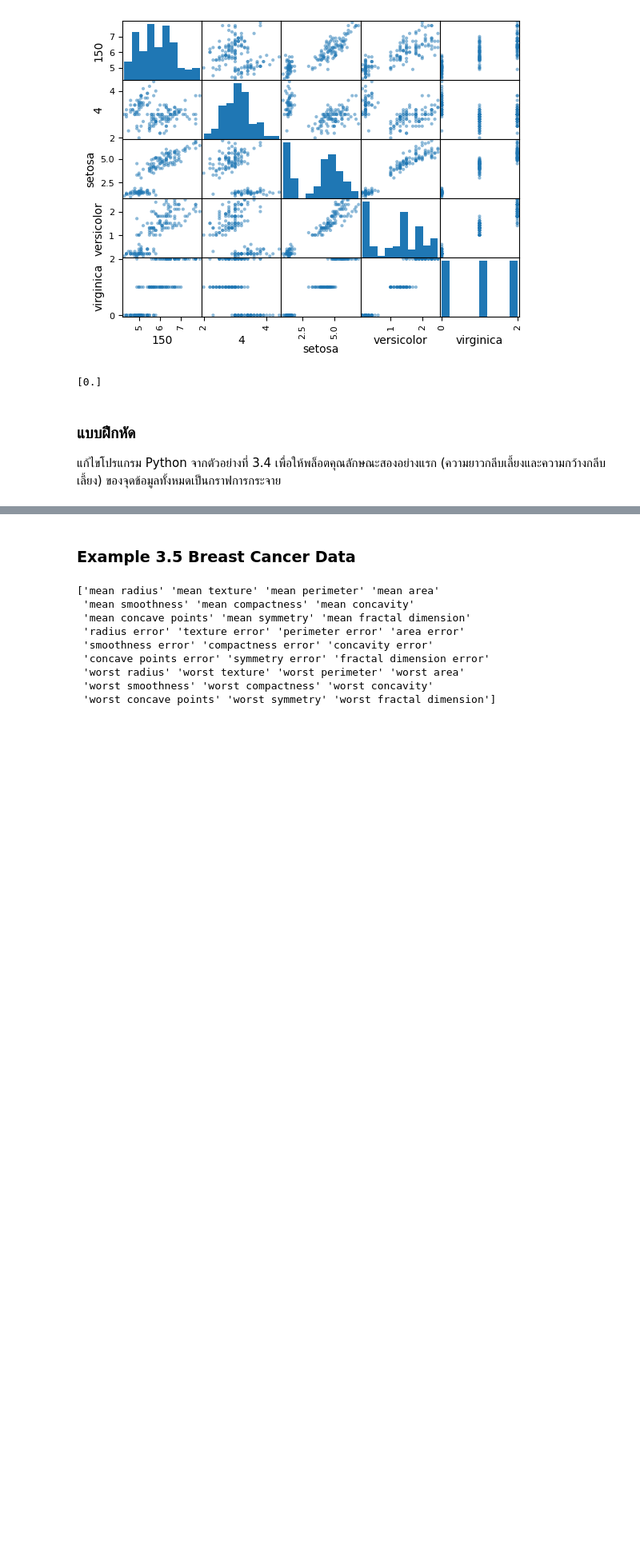
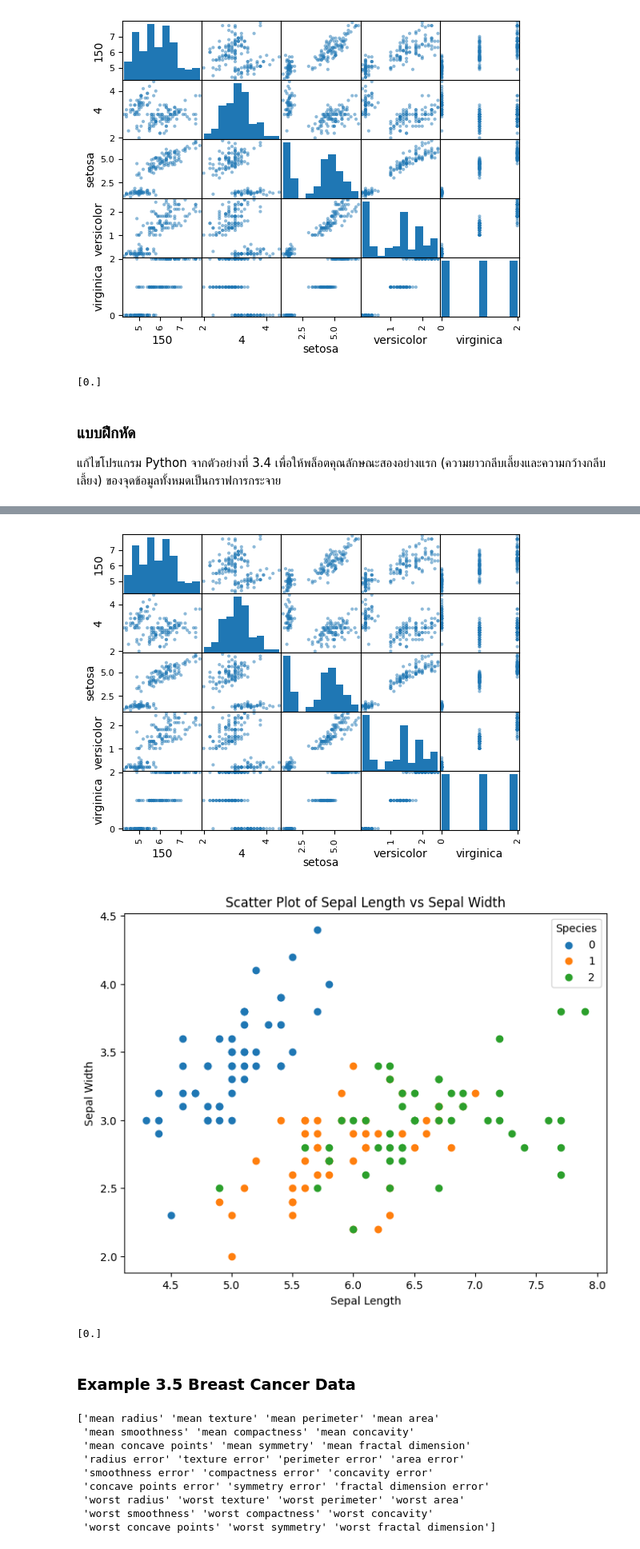
Before and after one commit to TanakitB1/TanakitB1.github.io, a Jupyter notebook: 66020767_Tanakrit_Caejaw.ipynb, the cells around one changed output, grey strips where cells are left out. Shown at 80% size. Drawn from its saved outputs; the diff is of its cells as text; code cells hidden in the pictures; blank space fills up the shorter version.

```diff
--- a/66020767_Tanakrit_Caejaw.ipynb
+++ b/66020767_Tanakrit_Caejaw.ipynb
@@ -193,10 +193,9 @@ dtype: int64
 ### แบบฝึกหัด
 แก้ไขโปรแกรม Python จากตัวอย่างที่ 3.4 เพื่อให้พล็อตคุณลักษณะสองอย่างแรก (ความยาวกลีบเลี้ยงและความกว้างกลีบเลี้ยง) ของจุดข้อมูลทั้งหมดเป็นกราฟการกระจาย
 # %%
-# ทำตรงนี้#Example 3.4 import csv with URL
+
 from sklearn import svm, datasets
 import pandas as pd
-# Import the pyplot module from matplotlib
 import matplotlib.pyplot as plt
 from pandas.plotting import scatter_matrix
 
@@ -204,6 +203,7 @@ from pandas.plotting import scatter_matrix
 url = "https://raw.githubusercontent.com/scikit-learn/scikit-learn/6e9039160f0dfc3153643143af4cfdca941d2045/sklearn/datasets/data/iris.csv"
 df = pd.read_csv(url)
 
+# ตรวจสอบข้อมูล
 print(df.shape)
 print('---------------------------------')
 print(df.head(3))
@@ -213,26 +213,41 @@ print('---------------------------------')
 print(df.describe())
 print('---------------------------------')
 
-#count NAN
+# ตรวจสอบค่า NAN
 print(df.isna().sum().sum())
 print('---------------------------------')
-#drop NAN values
+# ลบค่า NAN ถ้ามี
+
 df = df.dropna()
 
 print(df.groupby(df.columns[4]).size())
 print('---------------------------------')
 
-# histograms
+# พล็อต histogram
+
 df.hist()
 plt.show()
-# scatter plot matrix
+
+# พล็อต scatter matrix
 scatter_matrix(df)
+plt.show()
+
+# พล็อต scatter plot ของ sepal length และ sepal width
+plt.figure(figsize=(8, 6))
+for species in df[df.columns[4]].unique():
+    subset = df[df[df.columns[4]] == species]
+    plt.scatter(subset.iloc[:, 0], subset.iloc[:, 1], label=species)
+
+plt.xlabel("Sepal Length")
+plt.ylabel("Sepal Width")
+plt.legend(title="Species")
+plt.title("Scatter Plot of Sepal Length vs Sepal Width")
 plt.show()
 
 # เลือก features (คอลัมน์ 0 และ 1 คือ sepal length และ sepal width)
 X = df.values[:, :4]
 
-# เลือก label (คอลัมน์ที่ 4 คือ species ที่ถูกแทนด้วย 0 = setosa, 1 = versicolor, 2=virginica )
+# เลือก label (คอลัมน์ที่ 4 คือ species)
 y = df.values[:, 4]
 
 # สร้างและฝึกโมเดล SVM
@@ -242,3 +257,4 @@ clf.fit(X, y)
 # ทำนายชนิดของดอกไม้สำหรับ sepal length = 5.4 และ sepal width = 3.2
 p = clf.predict([[5.4, 3.2, 1.5, 0.2]])
 print(p)
+# %% [output]
@@ -245,3 +279,6 @@ print(p)
+[figure, added]
+[figure, added]
+[0.]
 # %% [markdown]
 ### Example 3.5 Breast Cancer Data
 # %%
```
Also changed, not shown: parts of 15 cells of this notebook.
